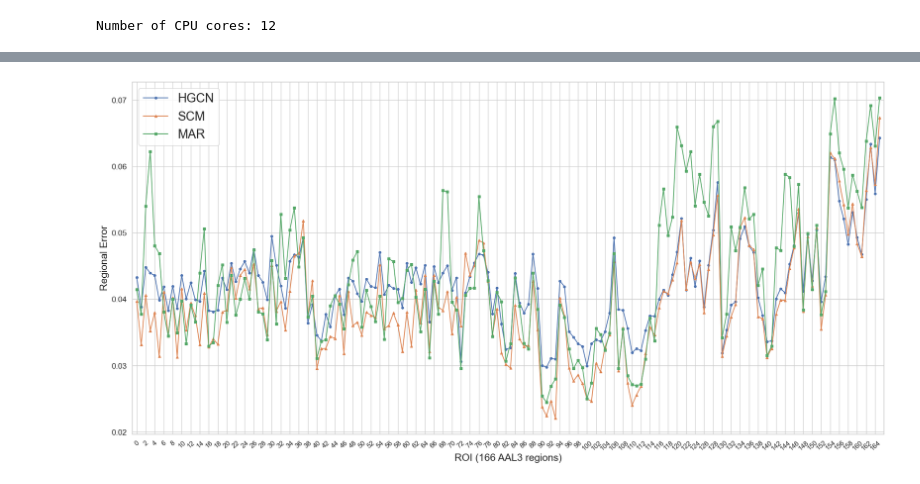
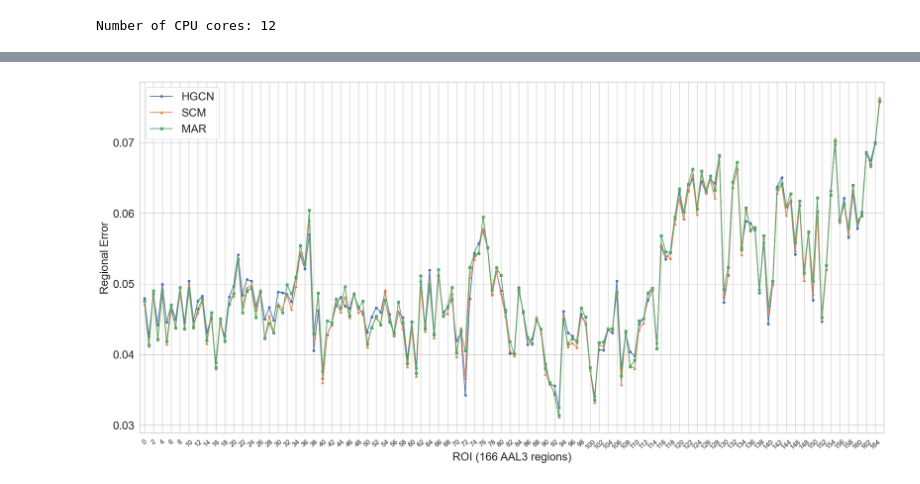
Before and after one commit to mwardynski/hpc-alz, a Jupyter notebook: gen_charts.ipynb, the cells around one changed output, grey strips where cells are left out. Saved outputs shown, nothing was run; the diff lists cells and outputs as text; code cells hidden in the pictures.

```diff
--- a/gen_charts.ipynb
+++ b/gen_charts.ipynb
@@ -46,7 +46,7 @@ def extract_mse_from_results(predictor: str, category: str) -> List[str]:
 
     return mse_values
 # %%
-category = "Decreasing"
+category = "ALL"
 
 HG_PRED = "HG"
 SCM_PRED = "SCM"
@@ -113,25 +116,23 @@ regional_errors['SCM'] = import_reg_error(SCM_PRED, category)
 regional_errors['MAR'] = import_reg_error(MAR_PRED, category)
 errors = pd.DataFrame(regional_errors)
 # %%
-
-markers = {'HGCN': 'o', 'SCM': '^', 'MAR': 's'}
 
 plt.figure(figsize=(20, 10))
 for r in regional_errors.keys():
     plt.plot(errors[r], '-', marker=markers[r], markersize=4, label=r, linewidth=1.5, alpha = 1)
 
-plt.legend(bbox_to_anchor=(0, 1), loc='upper left', fontsize=22)
-plt.ylabel('Regional Error', fontsize=18)
-plt.yticks(fontsize=14)
+plt.legend(bbox_to_anchor=(0, 1), loc='upper left', fontsize=20)
+plt.ylabel('Regional Error', fontsize=20)
+plt.yticks(fontsize=20)
 plt.xlim(-1, len(regional_errors['MAR']))
 plt.xticks(np.arange(len(regional_errors['MAR']), step=2), fontsize=12, rotation=40)
-plt.xlabel('ROI (166 AAL3 regions)', fontsize=18)
+plt.xlabel('ROI (166 AAL3 regions)', fontsize=20)
 plt.grid(True)
 plt.tight_layout()
 plt.savefig(f"results/_img/{category}/mse_per_reg.svg", format="svg")
 plt.show()
 # %% [output]
-[figure, old version]
+[figure, new version]
 # %%
 
 labels = []
```
Also changed, not shown: parts of 4 cells of this notebook, 1 other file.
